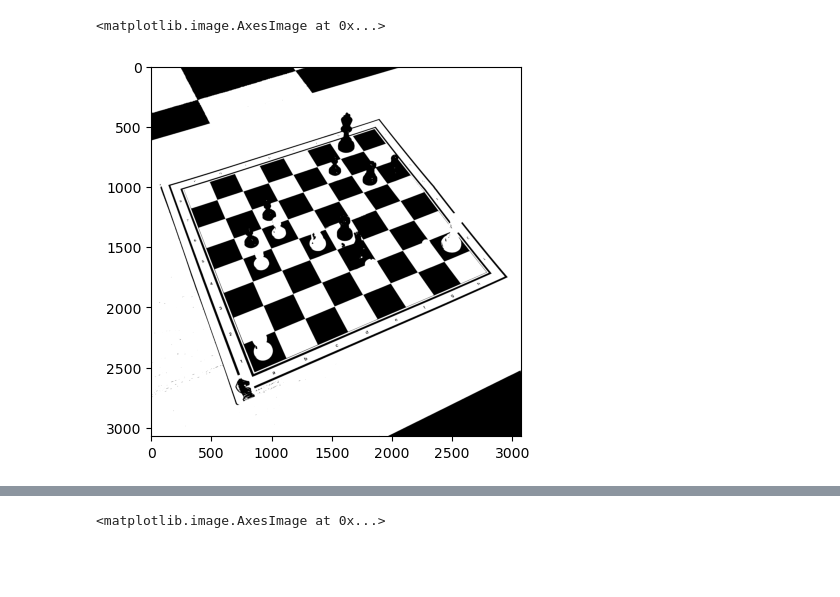
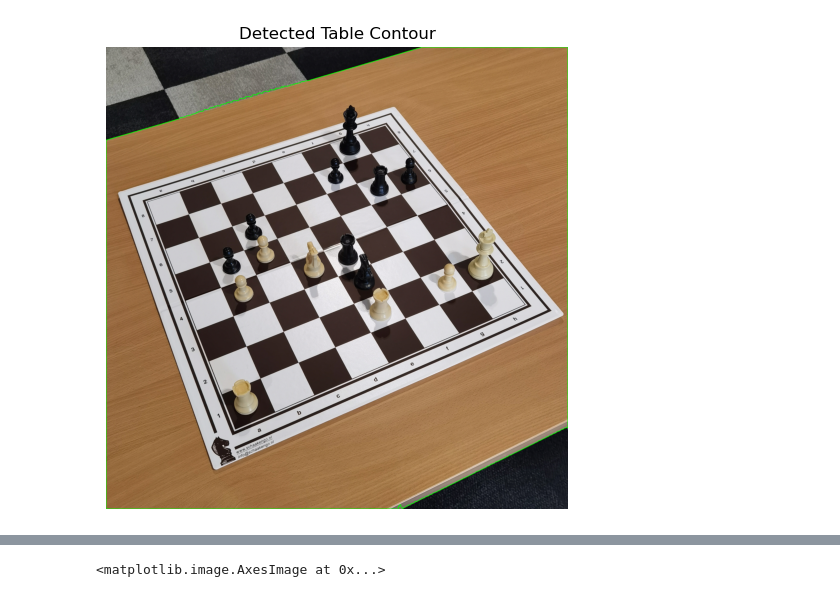
Before and after one commit to SmogJ1/VC, a Jupyter notebook: proj.ipynb, the cells around one changed output, grey strips where cells are left out. Drawn from its saved outputs; the diff is of its cells as text; code cells hidden in the pictures; blank space fills up the shorter version.

Commit message:
table at beggining

```diff
--- a/proj.ipynb
+++ b/proj.ipynb
@@ -30,7 +12,30 @@ plt.imshow(gaussian_blur,cmap="gray")
-# %%
-ret,otsu_binary = cv2.threshold(gaussian_blur,0,255,cv2.THRESH_BINARY+cv2.THRESH_OTSU)
-
-plt.imshow(otsu_binary,cmap="gray")
-# %% [output]
-<matplotlib.image.AxesImage at 0x...>
-[figure, removed]
+# %%
+image = cv2.imread(image_paths[0])
+
+hsv = cv2.cvtColor(image, cv2.COLOR_BGR2HSV)
+
+lower_brown = np.array([10, 30, 100])
+upper_brown = np.array([30, 255, 255])
+
+mask = cv2.inRange(hsv, lower_brown, upper_brown)
+
+kernel = np.ones((5, 5), np.uint8)
+mask = cv2.morphologyEx(mask, cv2.MORPH_CLOSE, kernel)
+mask = cv2.morphologyEx(mask, cv2.MORPH_OPEN, kernel)
+
+contours, _ = cv2.findContours(mask, cv2.RETR_EXTERNAL, cv2.CHAIN_APPROX_SIMPLE)
+
+table_contour = max(contours, key=cv2.contourArea)
+
+contour_image = image.copy()
+cv2.drawContours(contour_image, [table_contour], -1, (0, 255, 0), 3)
+
+contour_rgb = cv2.cvtColor(contour_image, cv2.COLOR_BGR2RGB)
+
+plt.figure(figsize=(8, 6))
+plt.title("Detected Table Contour")
+plt.imshow(contour_rgb)
+plt.axis('off')
+plt.show()
+# %% [output]
+[figure, added]
```
Also changed, not shown: parts of 4 cells of this notebook.
